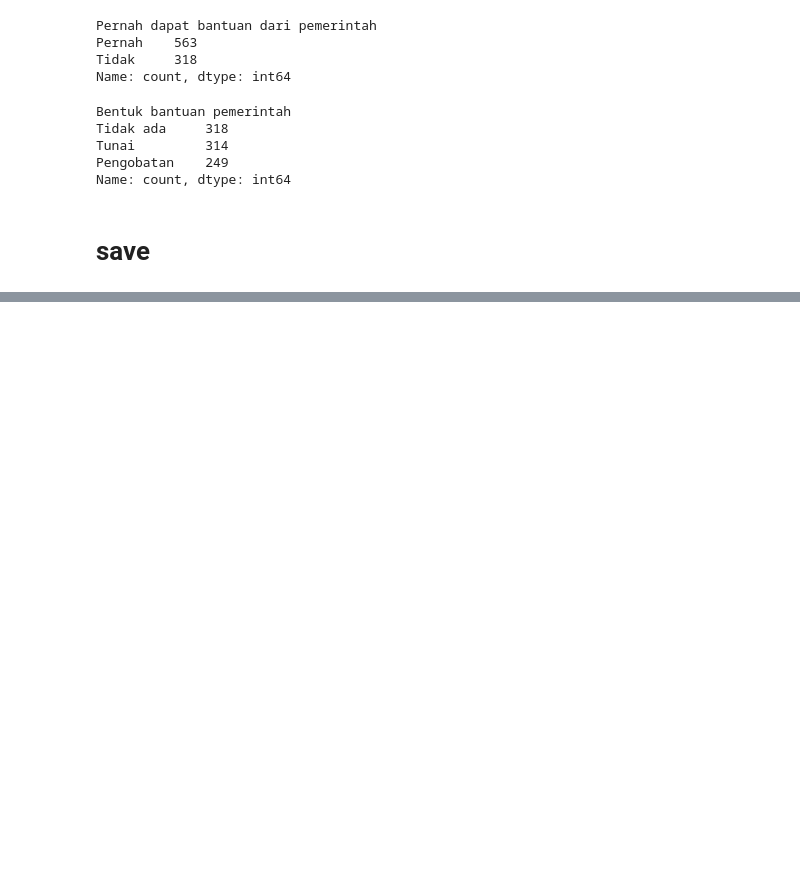
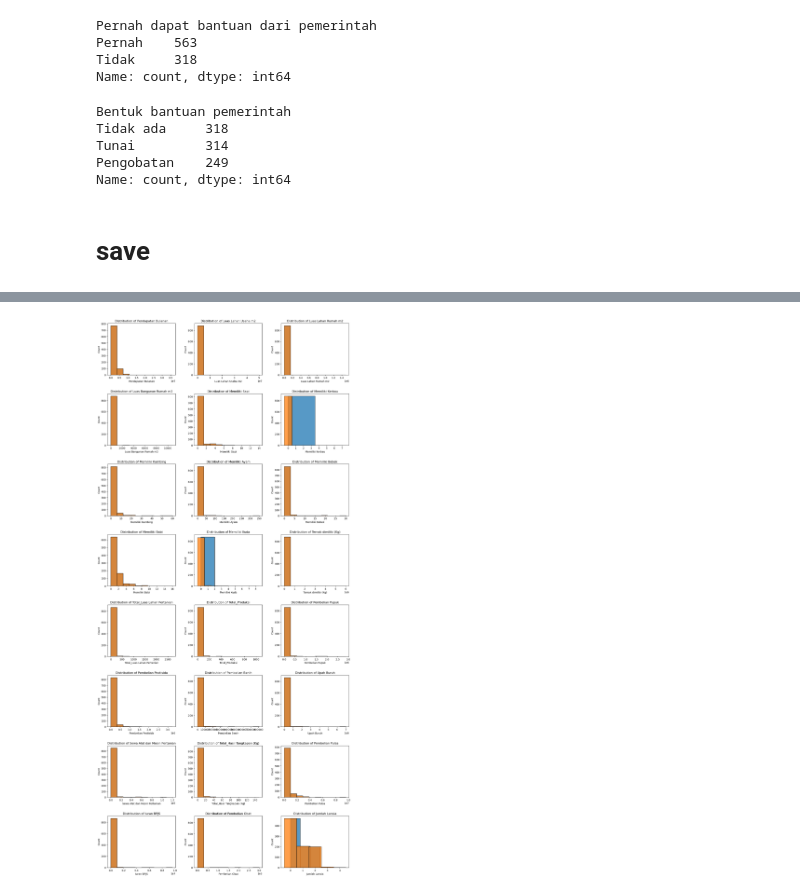
Before and after one commit to hldfiadn/rumah-tangga-mbkp, a Jupyter notebook: (new) profil desa/cleaning-version2.ipynb, the cells around one changed output, grey strips where cells are left out. Saved outputs shown, nothing was run; the diff lists cells and outputs as text; code cells hidden in the pictures; blank space fills up the shorter version.

```diff
--- a/(new) profil desa/cleaning-version2.ipynb
+++ b/(new) profil desa/cleaning-version2.ipynb
@@ -3066,0 +3113,28 @@ df_clean.to_csv("data_cleaned_version2.csv", index=False)
+# %%
+cols = 3
+rows = math.ceil(len(numerical_cols) / cols)
+
+fig, axes = plt.subplots(rows, cols, figsize=(15, rows * 4))
+axes = axes.flatten()
+for i, col in enumerate(numerical_cols):
+    sns.histplot(df_clean[col], kde=False, bins=min(10, df[col].nunique()), ax=axes[i])
+    axes[i].set_title(f"Distribution of {col}")
+for j in range(i+1, len(axes)):
+    fig.delaxes(axes[j])
+
+for i, col in enumerate(numerical_cols):
+    s = df_clean[col].dropna()
+
+    if s.nunique() <= 10:  # anggap diskret
+        bins = np.arange(s.min() - 0.5, s.max() + 1.5, 1)
+        sns.histplot(s, bins=bins, ax=axes[i])
+        axes[i].set_xticks(range(int(s.min()), int(s.max()) + 1))
+    else:  # numerik kontinu
+        sns.histplot(s, bins=10, ax=axes[i])
+
+    axes[i].set_title(f"Distribution of {col}")
+
+plt.tight_layout(pad=3)
+plt.show()
+# %% [output]
+[figure, added]
```
Also changed, not shown: parts of 8 cells of this notebook, 31 other files.
